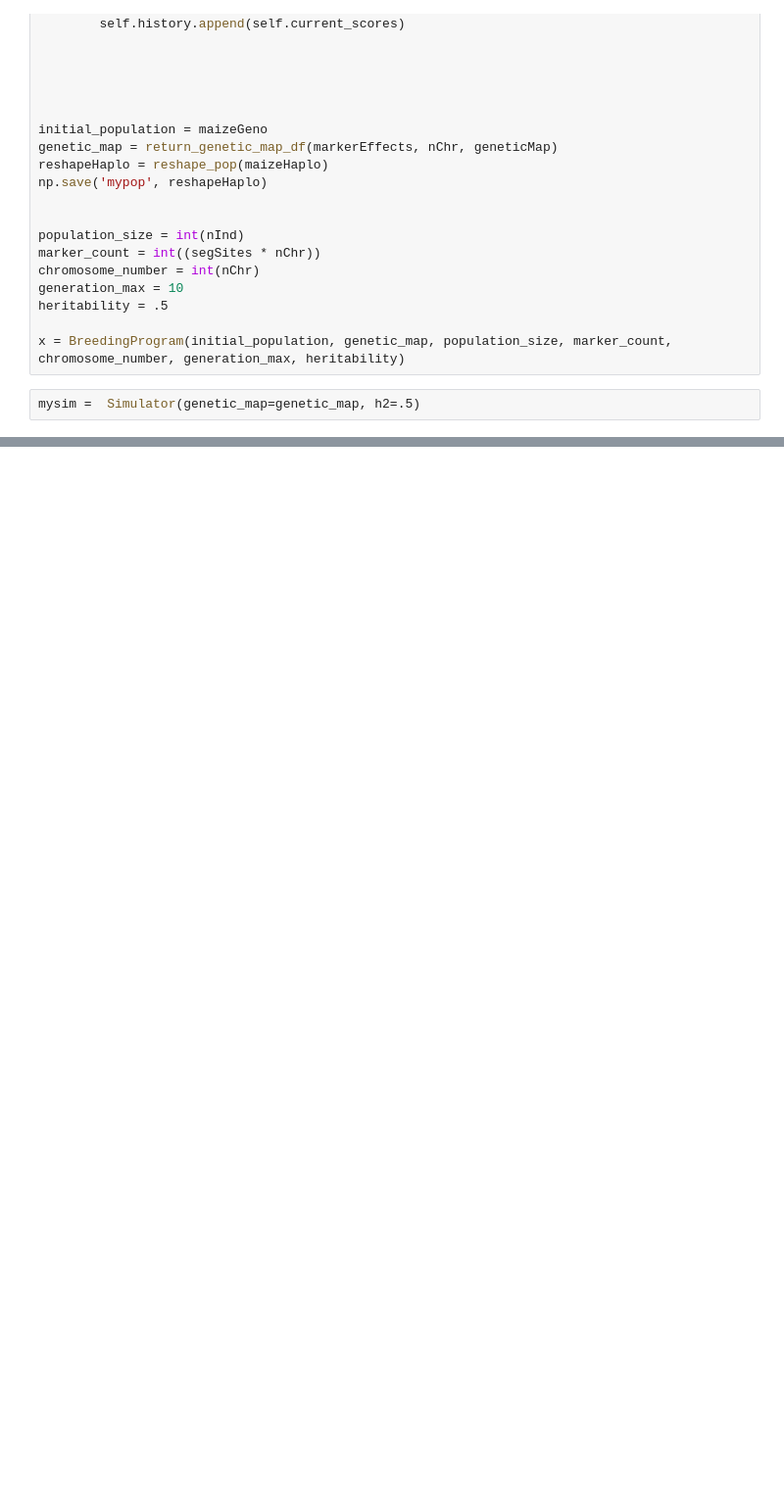
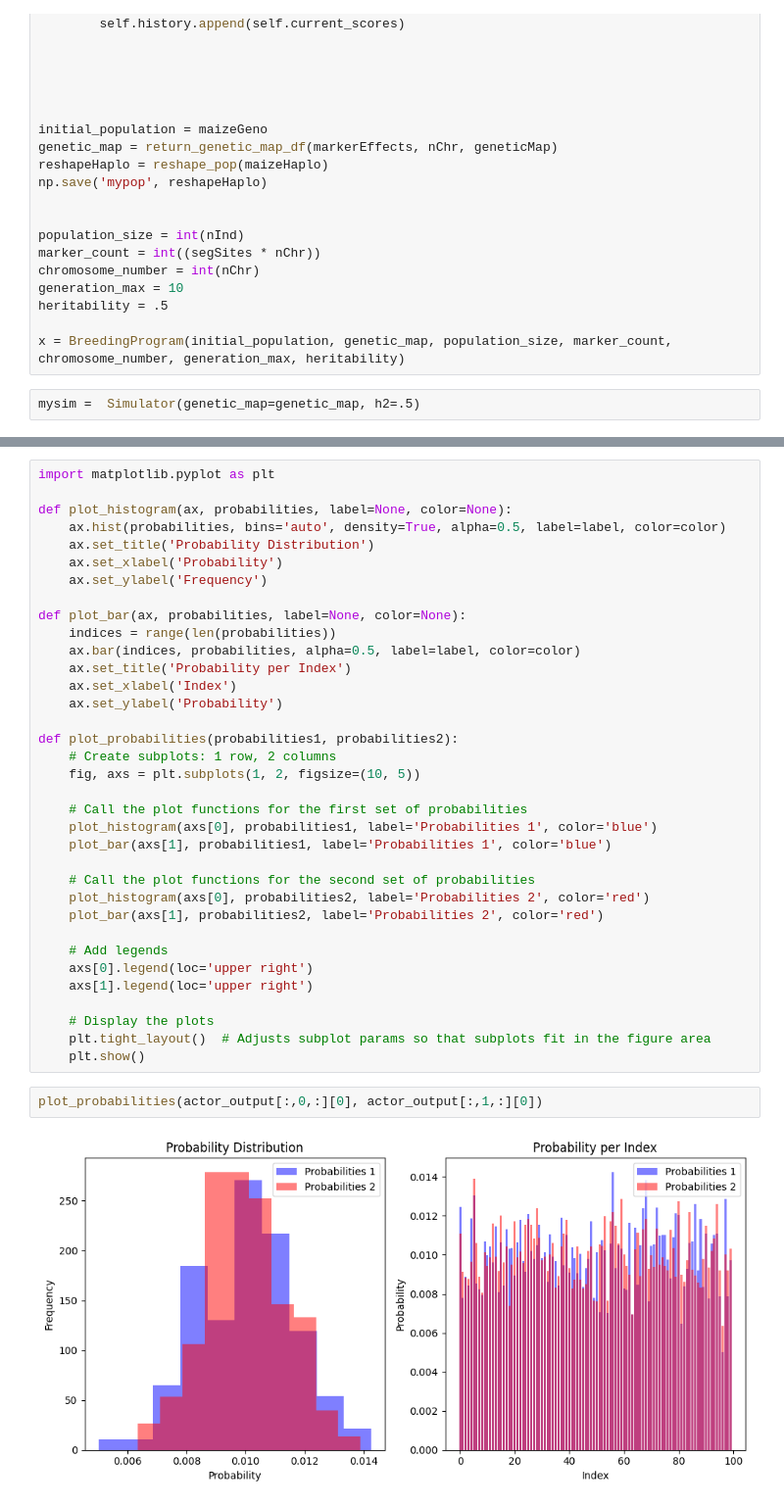
Before and after one commit to cjGO/breeder_agent, a Jupyter notebook: test.ipynb, the cells around one changed output, grey strips where cells are left out. Shown at 98% size. Drawn from its saved outputs; the diff is of its cells as text; blank space fills up the shorter version.

```diff
--- a/test.ipynb
+++ b/test.ipynb
@@ -419,0 +494,39 @@ ValueError: in user code:
+# %%
+import matplotlib.pyplot as plt
+
+def plot_histogram(ax, probabilities, label=None, color=None):
+    ax.hist(probabilities, bins='auto', density=True, alpha=0.5, label=label, color=color)
+    ax.set_title('Probability Distribution')
+    ax.set_xlabel('Probability')
+    ax.set_ylabel('Frequency')
+
+def plot_bar(ax, probabilities, label=None, color=None):
+    indices = range(len(probabilities))
+    ax.bar(indices, probabilities, alpha=0.5, label=label, color=color)
+    ax.set_title('Probability per Index')
+    ax.set_xlabel('Index')
+    ax.set_ylabel('Probability')
+
+def plot_probabilities(probabilities1, probabilities2):
+    # Create subplots: 1 row, 2 columns
+    fig, axs = plt.subplots(1, 2, figsize=(10, 5))
+
+    # Call the plot functions for the first set of probabilities
+    plot_histogram(axs[0], probabilities1, label='Probabilities 1', color='blue')
+    plot_bar(axs[1], probabilities1, label='Probabilities 1', color='blue')
+
+    # Call the plot functions for the second set of probabilities
+    plot_histogram(axs[0], probabilities2, label='Probabilities 2', color='red')
+    plot_bar(axs[1], probabilities2, label='Probabilities 2', color='red')
+
+    # Add legends
+    axs[0].legend(loc='upper right')
+    axs[1].legend(loc='upper right')
+
+    # Display the plots
+    plt.tight_layout()  # Adjusts subplot params so that subplots fit in the figure area
+    plt.show()
+# %%
+plot_probabilities(actor_output[:,0,:][0], actor_output[:,1,:][0])
+# %% [output]
+[figure, added]
```
Also changed, not shown: parts of 11 cells of this notebook.
